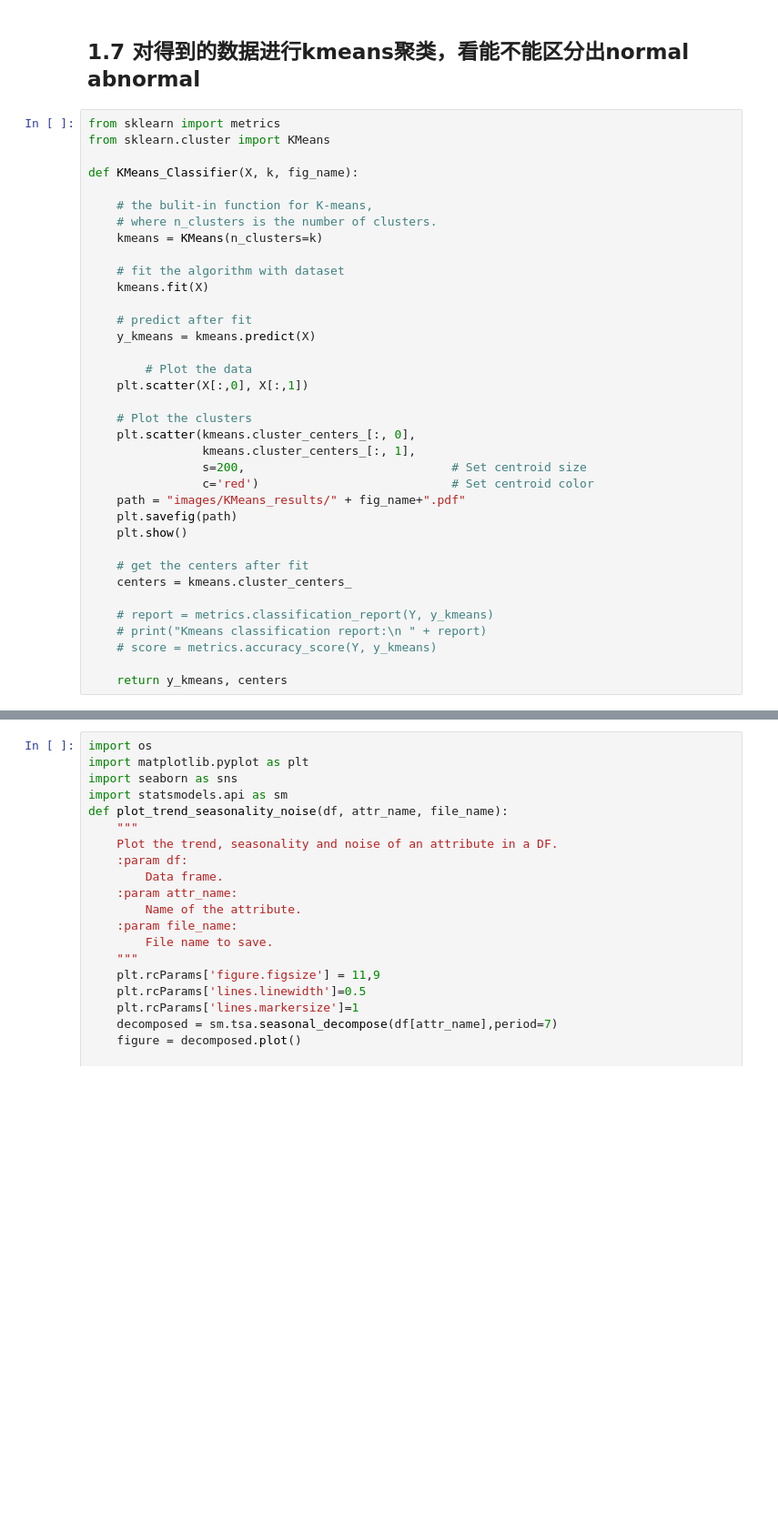
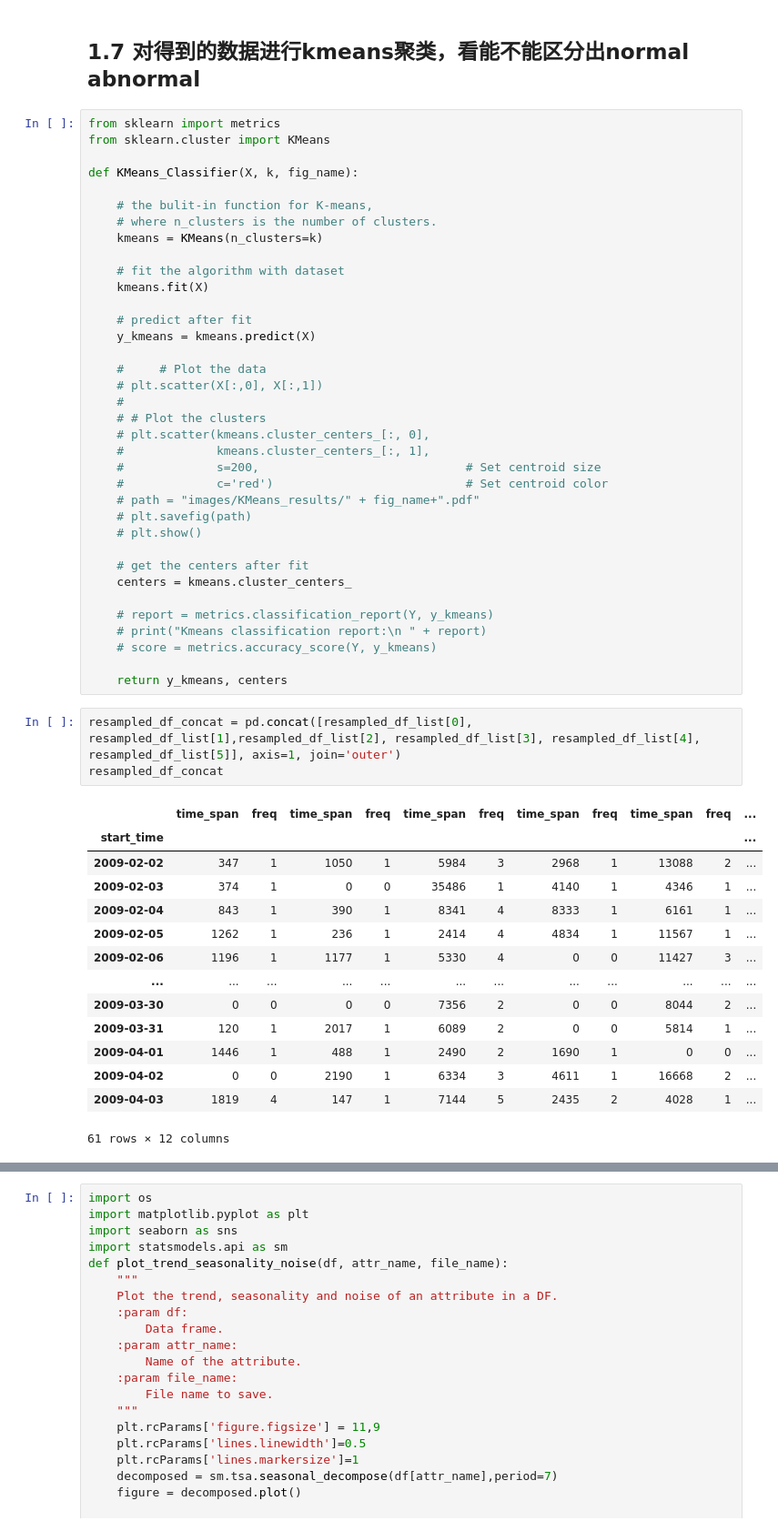
Before and after one commit to wendiganyu/IOTPhase2, a Jupyter notebook: ActivityStatisticsAndForecast.ipynb, the cells around one changed output, grey strips where cells are left out. Shown: that part at 91% size. Drawn from its saved outputs; the diff is of its cells as text; blank space fills up the shorter version.

```diff
--- a/ActivityStatisticsAndForecast.ipynb
+++ b/ActivityStatisticsAndForecast.ipynb
@@ -378,17 +378,17 @@ def KMeans_Classifier(X, k, fig_name):
     # predict after fit
     y_kmeans = kmeans.predict(X)
 
-        # Plot the data
-    plt.scatter(X[:,0], X[:,1])
-
-    # Plot the clusters
-    plt.scatter(kmeans.cluster_centers_[:, 0],
-                kmeans.cluster_centers_[:, 1],
-                s=200,                             # Set centroid size
-                c='red')                           # Set centroid color
-    path = "images/KMeans_results/" + fig_name+".pdf"
-    plt.savefig(path)
-    plt.show()
+    #     # Plot the data
+    # plt.scatter(X[:,0], X[:,1])
+    #
+    # # Plot the clusters
+    # plt.scatter(kmeans.cluster_centers_[:, 0],
+    #             kmeans.cluster_centers_[:, 1],
+    #             s=200,                             # Set centroid size
+    #             c='red')                           # Set centroid color
+    # path = "images/KMeans_results/" + fig_name+".pdf"
+    # plt.savefig(path)
+    # plt.show()
 
     # get the centers after fit
     centers = kmeans.cluster_centers_
@@ -398,3 +398,21 @@ def KMeans_Classifier(X, k, fig_name):
     # score = metrics.accuracy_score(Y, y_kmeans)
 
     return y_kmeans, centers
+# %%
+resampled_df_concat = pd.concat([resampled_df_list[0], resampled_df_list[1],resampled_df_list[2], resampled_df_list[3], resampled_df_list[4], resampled_df_list[5]], axis=1, join='outer')
+resampled_df_concat
+# %% [output]
+|  | time_span | freq | time_span | freq | time_span | freq | time_span | freq | time_span | freq | ... |
+| start_time |  |  |  |  |  |  |  |  |  |  | ... |
+| 2009-02-02 | 347 | 1 | 1050 | 1 | 5984 | 3 | 2968 | 1 | 13088 | 2 | ... |
+| 2009-02-03 | 374 | 1 | 0 | 0 | 35486 | 1 | 4140 | 1 | 4346 | 1 | ... |
+| 2009-02-04 | 843 | 1 | 390 | 1 | 8341 | 4 | 8333 | 1 | 6161 | 1 | ... |
+| 2009-02-05 | 1262 | 1 | 236 | 1 | 2414 | 4 | 4834 | 1 | 11567 | 1 | ... |
+| 2009-02-06 | 1196 | 1 | 1177 | 1 | 5330 | 4 | 0 | 0 | 11427 | 3 | ... |
+| ... | ... | ... | ... | ... | ... | ... | ... | ... | ... | ... | ... |
+| 2009-03-30 | 0 | 0 | 0 | 0 | 7356 | 2 | 0 | 0 | 8044 | 2 | ... |
+| 2009-03-31 | 120 | 1 | 2017 | 1 | 6089 | 2 | 0 | 0 | 5814 | 1 | ... |
+| 2009-04-01 | 1446 | 1 | 488 | 1 | 2490 | 2 | 1690 | 1 | 0 | 0 | ... |
+| 2009-04-02 | 0 | 0 | 2190 | 1 | 6334 | 3 | 4611 | 1 | 16668 | 2 | ... |
+| 2009-04-03 | 1819 | 4 | 147 | 1 | 7144 | 5 | 2435 | 2 | 4028 | 1 | ... |
+61 rows × 12 columns
```
Also changed, not shown: parts of 7 cells of this notebook, 7 other files.
